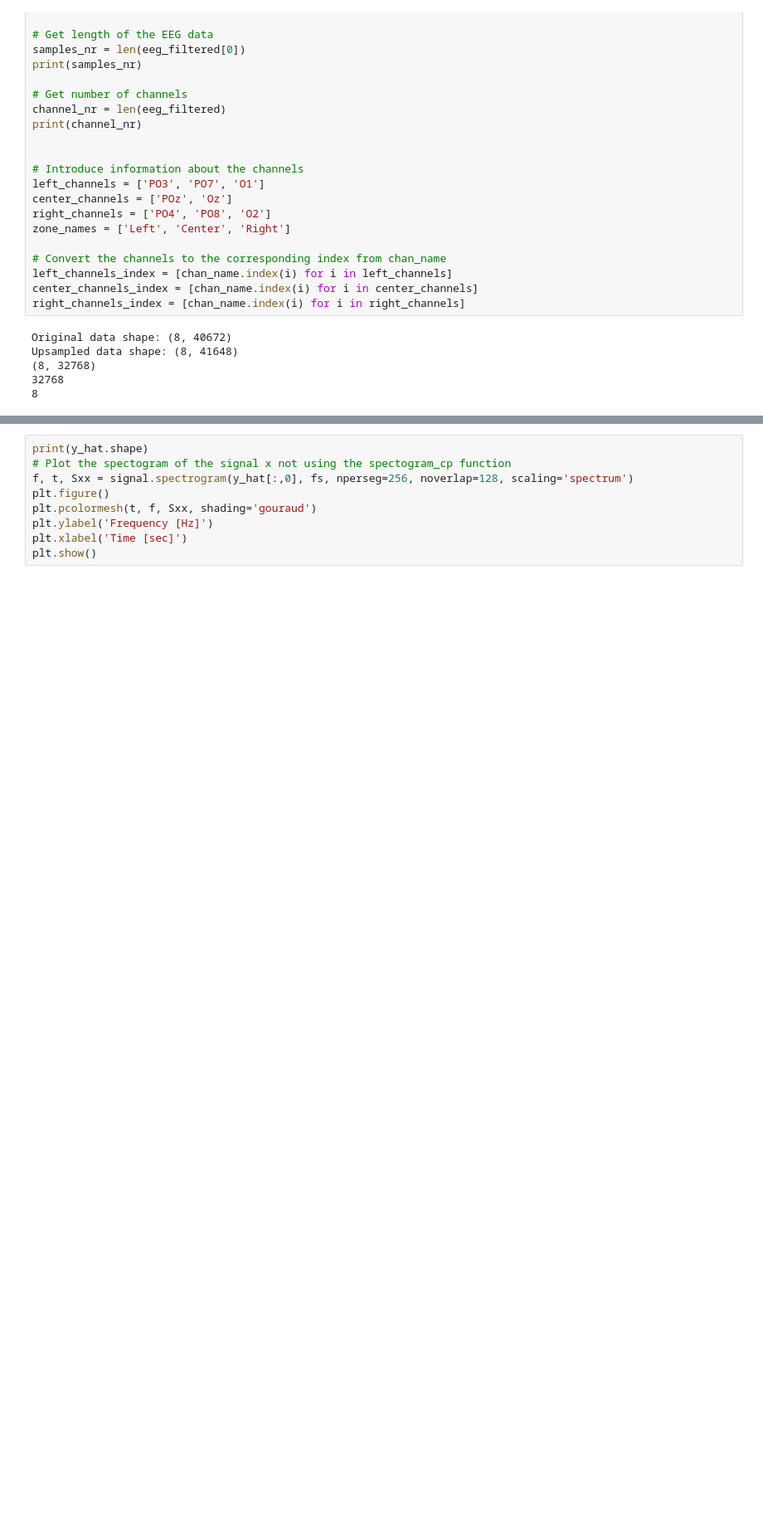
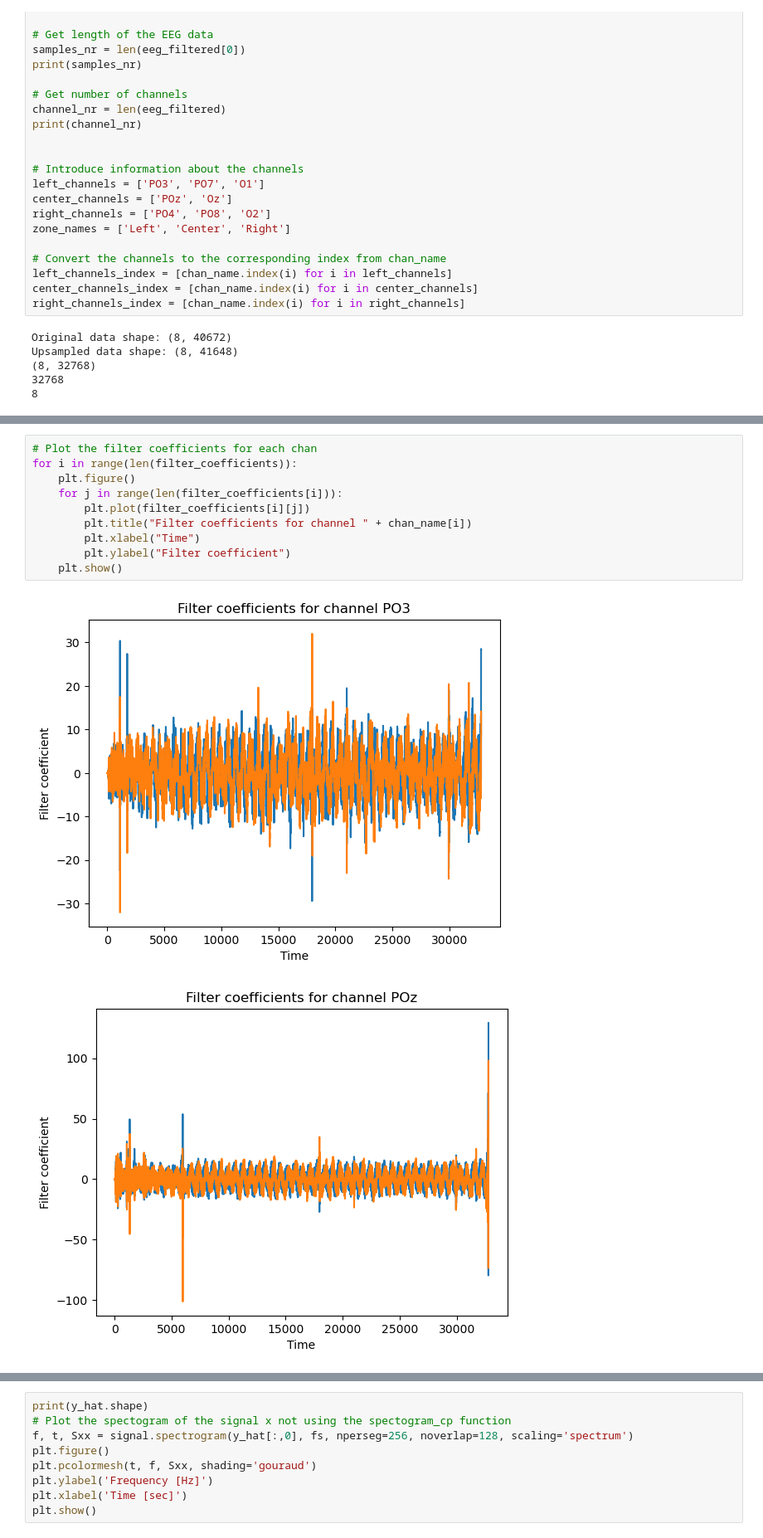
Before and after one commit to alken01/BCI, a Jupyter notebook: recursivefilter.ipynb, the cells around one changed output, grey strips where cells are left out. Shown at 83% size. Saved outputs shown, nothing was run; the diff lists cells and outputs as text; blank space fills up the shorter version.

```diff
--- a/recursivefilter.ipynb
+++ b/recursivefilter.ipynb
@@ -366,0 +363,13 @@ plt.show()
+# %%
+# Plot the filter coefficients for each chan
+for i in range(len(filter_coefficients)):
+    plt.figure()
+    for j in range(len(filter_coefficients[i])):
+        plt.plot(filter_coefficients[i][j])
+        plt.title("Filter coefficients for channel " + chan_name[i])
+        plt.xlabel("Time")
+        plt.ylabel("Filter coefficient")
+    plt.show()
+# %% [output]
+[figure, added]
+[figure, added]
```
Also changed, not shown: parts of 11 cells of this notebook.
